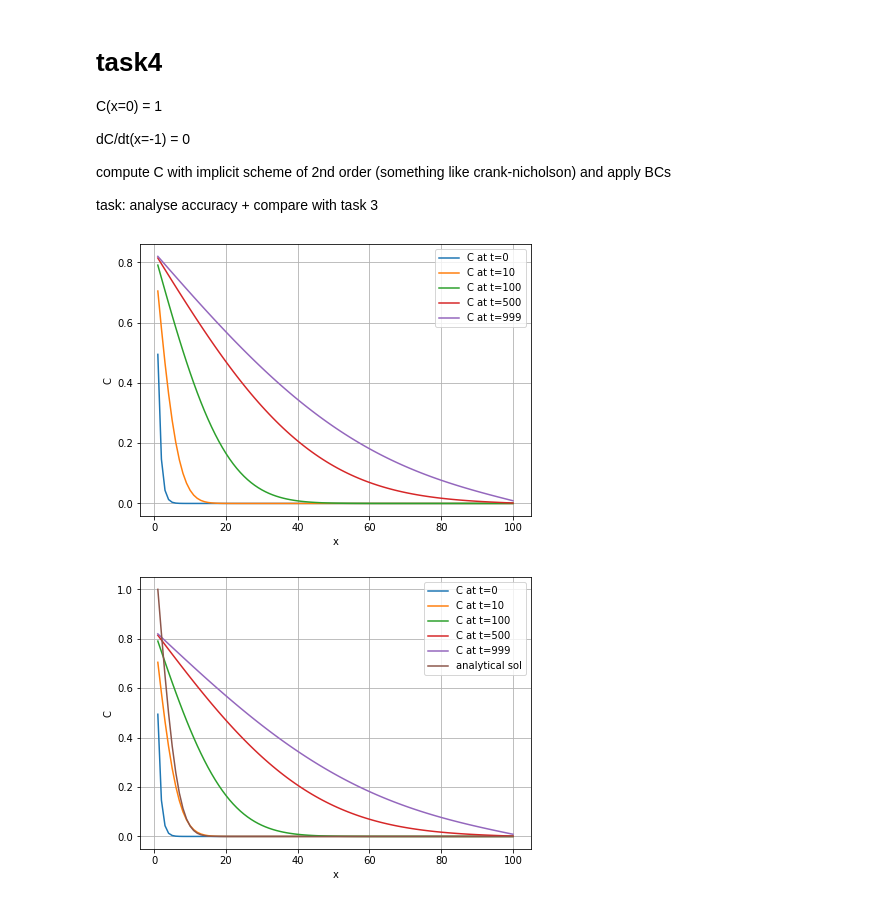
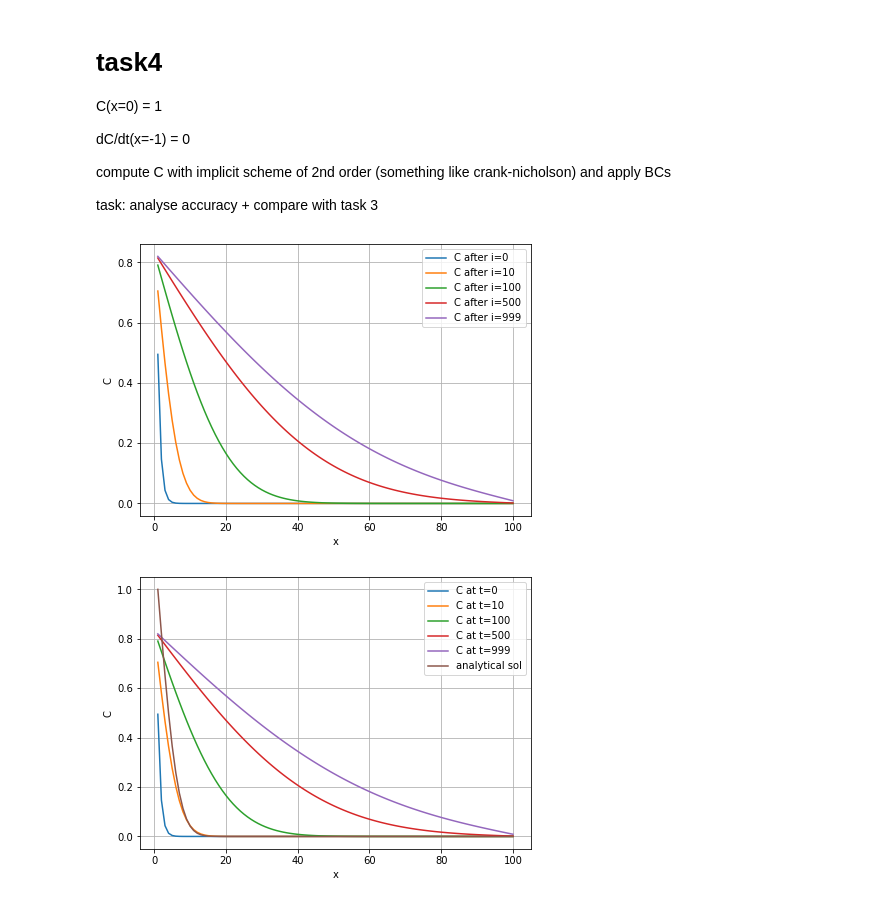
Before and after one commit to hitimr/NSSC2, a Jupyter notebook: Ex3/task4.ipynb, the cells around one changed output. Drawn from its saved outputs; the diff is of its cells as text; code cells hidden in the pictures.

```diff
--- a/Ex3/task4.ipynb
+++ b/Ex3/task4.ipynb
@@ -15,5 +17,4 @@ import matplotlib.pyplot as plt
 # %%
-#https://www.cfd-online.com/Wiki/Tridiagonal_matrix_algorithm_-_TDMA_(Thomas_algorithm)
 def TDMAsolve(A, b):
     Ac = A.copy()
     bc = b.copy()
@@ -60,9 +61,15 @@ def computeRHS(C_vector):
 
 #apply BC to concentration vector
 def apply_BC(C_vector):
-    C_vector[0] = C_vector[0] +1#+ S*D*dirichlet
+    C_vector[0] = dirichlet
+    C_vector[-1] = C_vector[-2]
+
+    #C_vector[0] = C_vector[0] + S*D*dirichlet
+    #C_vector[-1] = C_vector[-1] + S*D*(2*dx*neuman + C_0[-2])
+
     #C_vector[-1] = C_vector[-1] + S*D*(2*dx*neuman + C_vector[-2])
-    C_vector[-1] = C_vector[-1] + S*D*C_vector[-2]
+    #C_vector[-1] = C_vector[-2] #+ S*D*C_vector[-2]
+
     return C_vector
 # %%
 #settings of time and space
@@ -87,25 +94,24 @@ A = fill_matrix(A)
 C_old = C_0
 for i in range(tmax):
     C_old = apply_BC(C_old)
-    # C_new = TDMAsolve(A,C_old)
-    C_new = numpy.linalg.solve(A,C_old)
+    C_new = TDMAsolve(A,C_old)
     C.append(C_new)
-    C_old = computeRHS(C_new) #set old C vector to new for next iteration
+    C_old = computeRHS(C_new)
 
 C = np.array(C)
 # %%
 plottimesteps = [0,round((tmax-1)*0.01),round((tmax-1)*0.1),round((tmax-1)*0.5),tmax-1]
 fig = plt.figure(figsize = (7,5))
 for i in plottimesteps:
     #plt.plot(space,C[i,:],label="C")
-    plt.plot(space,C[i,:],label="C at t="+str(i))
+    plt.plot(space,C[i,:],label="C after i="+str(i))
 
 plt.legend()
 plt.xlabel("x")
 plt.ylabel("C")
 plt.grid()
 plt.show()
 #plt.savefig('plots/asdfasdfasdfasdf.pdf')
 # %% [output]
-[figure, old version]
+[figure, new version]
 # %%
```
Also changed, not shown: parts of 2 cells of this notebook, 4 other files.
